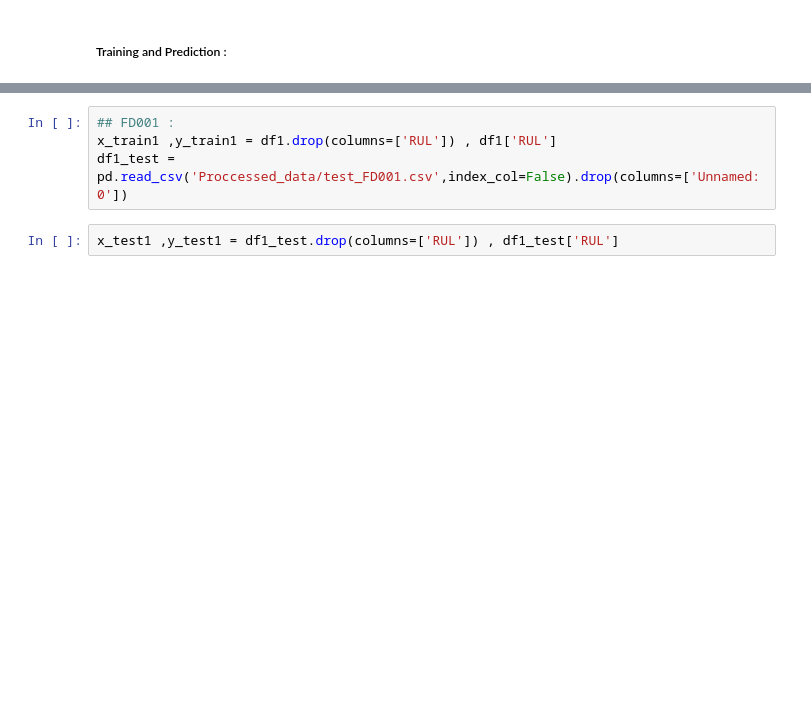
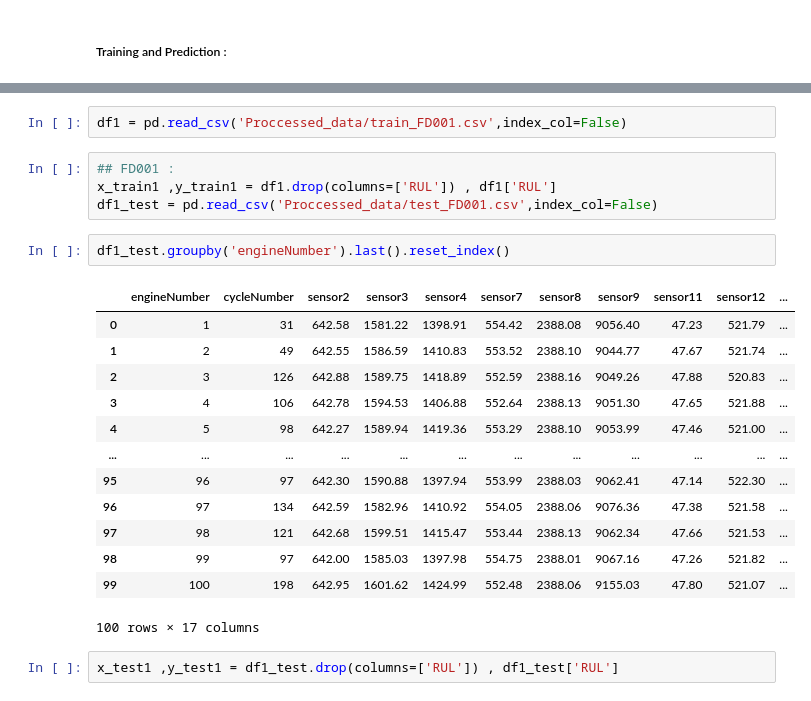
Before and after one commit to Vinayakmane47/NASA-turbofan-ML-Project-AIOPS, a Jupyter notebook: EDA_FE_Training.ipynb, the cells around one changed output, grey strips where cells are left out. Cells and saved outputs as stored; diff of their text form; blank space fills up the shorter version.

```diff
--- a/EDA_FE_Training.ipynb
+++ b/EDA_FE_Training.ipynb
@@ -214,7 +231,25 @@ df4 = pd.read_csv('Proccessed_data/train_FD004.csv',index_col=False).drop(column
+# %%
+df1 = pd.read_csv('Proccessed_data/train_FD001.csv',index_col=False)
 # %%
 ## FD001 :
 x_train1 ,y_train1 = df1.drop(columns=['RUL']) , df1['RUL']
-df1_test = pd.read_csv('Proccessed_data/test_FD001.csv',index_col=False).drop(columns=['Unnamed: 0'])
+df1_test = pd.read_csv('Proccessed_data/test_FD001.csv',index_col=False)
+# %%
+df1_test.groupby('engineNumber').last().reset_index()
+# %% [output]
+|  | engineNumber | cycleNumber | sensor2 | sensor3 | sensor4 | sensor7 | sensor8 | sensor9 | sensor11 | sensor12 | ... |
+| 0 | 1 | 31 | 642.58 | 1581.22 | 1398.91 | 554.42 | 2388.08 | 9056.40 | 47.23 | 521.79 | ... |
+| 1 | 2 | 49 | 642.55 | 1586.59 | 1410.83 | 553.52 | 2388.10 | 9044.77 | 47.67 | 521.74 | ... |
+| 2 | 3 | 126 | 642.88 | 1589.75 | 1418.89 | 552.59 | 2388.16 | 9049.26 | 47.88 | 520.83 | ... |
+| 3 | 4 | 106 | 642.78 | 1594.53 | 1406.88 | 552.64 | 2388.13 | 9051.30 | 47.65 | 521.88 | ... |
+| 4 | 5 | 98 | 642.27 | 1589.94 | 1419.36 | 553.29 | 2388.10 | 9053.99 | 47.46 | 521.00 | ... |
+| ... | ... | ... | ... | ... | ... | ... | ... | ... | ... | ... | ... |
+| 95 | 96 | 97 | 642.30 | 1590.88 | 1397.94 | 553.99 | 2388.03 | 9062.41 | 47.14 | 522.30 | ... |
+| 96 | 97 | 134 | 642.59 | 1582.96 | 1410.92 | 554.05 | 2388.06 | 9076.36 | 47.38 | 521.58 | ... |
+| 97 | 98 | 121 | 642.68 | 1599.51 | 1415.47 | 553.44 | 2388.13 | 9062.34 | 47.66 | 521.53 | ... |
+| 98 | 99 | 97 | 642.00 | 1585.03 | 1397.98 | 554.75 | 2388.01 | 9067.16 | 47.26 | 521.82 | ... |
+| 99 | 100 | 198 | 642.95 | 1601.62 | 1424.99 | 552.48 | 2388.06 | 9155.03 | 47.80 | 521.07 | ... |
+100 rows × 17 columns
 # %%
 x_test1 ,y_test1 = df1_test.drop(columns=['RUL']) , df1_test['RUL']
 # %%
```
Also changed, not shown: parts of 3 cells of this notebook, 11 other files.
